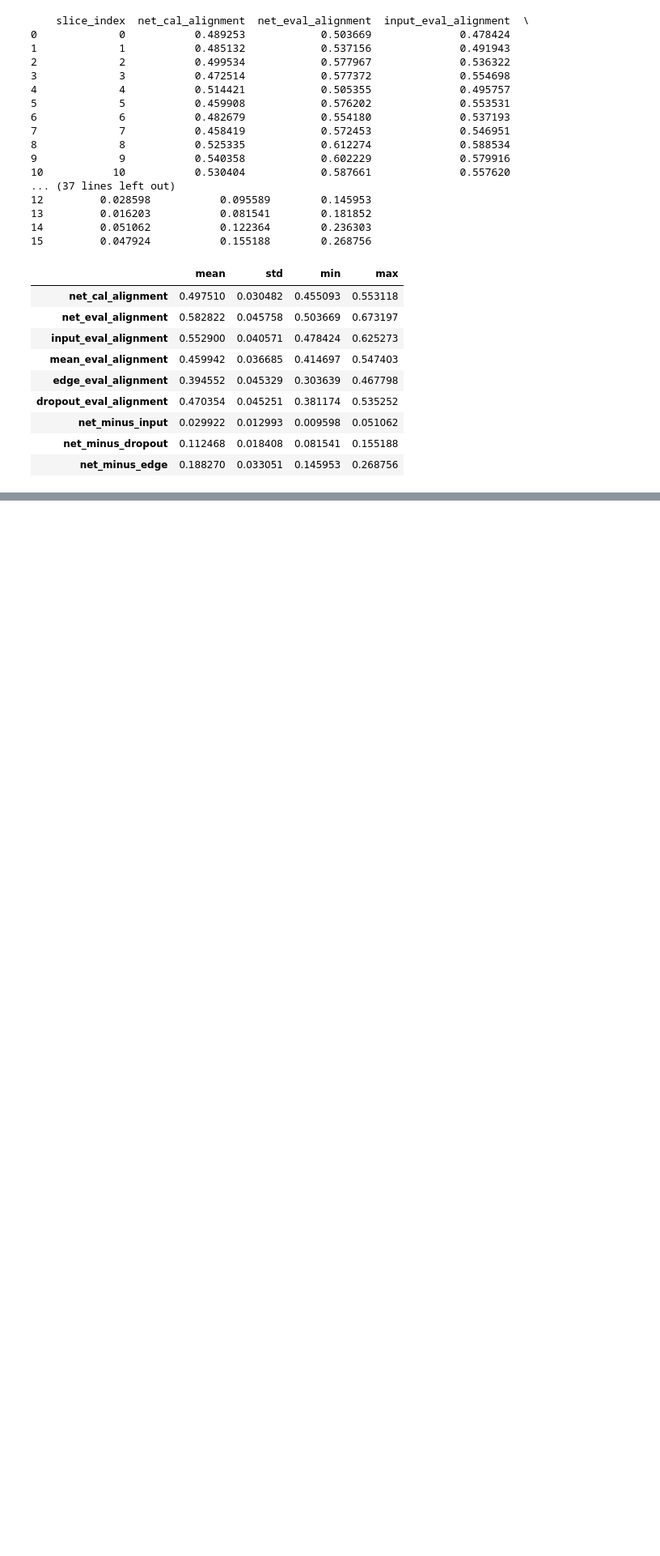
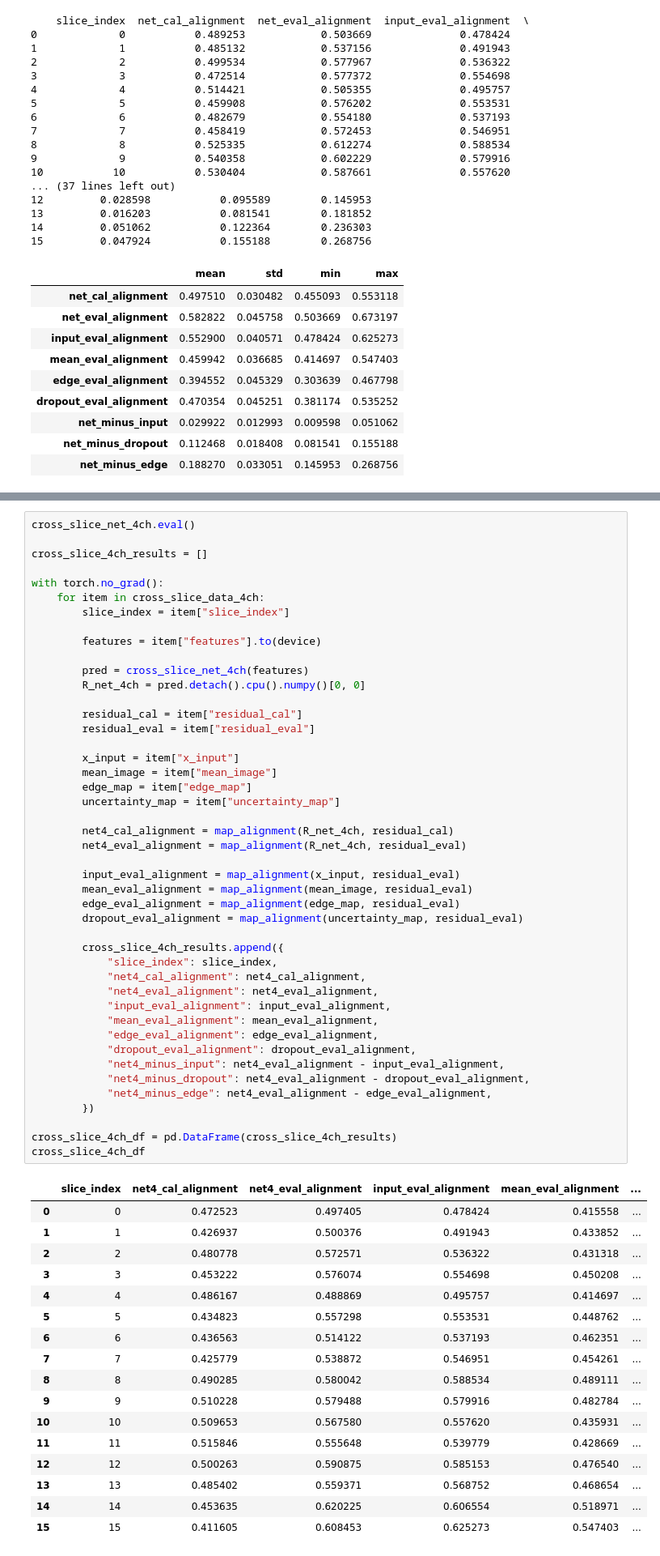
Before and after one commit to SILAS-RANSFORD-OSEI/reliability-aware-ssdu-mri, a Jupyter notebook: notebooks/03_multi_slice_reliability_check.ipynb, the cells around one changed output, grey strips where cells are left out. Shown at 81% size. Drawn from its saved outputs; the diff is of its cells as text; blank space fills up the shorter version.

Commit message:
Update notebook with 4-channel cross-slice ReliabilityCNN results

```diff
--- a/notebooks/03_multi_slice_reliability_check.ipynb
+++ b/notebooks/03_multi_slice_reliability_check.ipynb
@@ -2898,0 +3008,63 @@ cross_slice_summary
+# %%
+cross_slice_net_4ch.eval()
+
+cross_slice_4ch_results = []
+
+with torch.no_grad():
+    for item in cross_slice_data_4ch:
+        slice_index = item["slice_index"]
+
+        features = item["features"].to(device)
+
+        pred = cross_slice_net_4ch(features)
+        R_net_4ch = pred.detach().cpu().numpy()[0, 0]
+
+        residual_cal = item["residual_cal"]
+        residual_eval = item["residual_eval"]
+
+        x_input = item["x_input"]
+        mean_image = item["mean_image"]
+        edge_map = item["edge_map"]
+        uncertainty_map = item["uncertainty_map"]
+
+        net4_cal_alignment = map_alignment(R_net_4ch, residual_cal)
+        net4_eval_alignment = map_alignment(R_net_4ch, residual_eval)
+
+        input_eval_alignment = map_alignment(x_input, residual_eval)
+        mean_eval_alignment = map_alignment(mean_image, residual_eval)
+        edge_eval_alignment = map_alignment(edge_map, residual_eval)
+        dropout_eval_alignment = map_alignment(uncertainty_map, residual_eval)
+
+        cross_slice_4ch_results.append({
+            "slice_index": slice_index,
+            "net4_cal_alignment": net4_cal_alignment,
+            "net4_eval_alignment": net4_eval_alignment,
+            "input_eval_alignment": input_eval_alignment,
+            "mean_eval_alignment": mean_eval_alignment,
+            "edge_eval_alignment": edge_eval_alignment,
+            "dropout_eval_alignment": dropout_eval_alignment,
+            "net4_minus_input": net4_eval_alignment - input_eval_alignment,
+            "net4_minus_dropout": net4_eval_alignment - dropout_eval_alignment,
+            "net4_minus_edge": net4_eval_alignment - edge_eval_alignment,
+        })
+
+cross_slice_4ch_df = pd.DataFrame(cross_slice_4ch_results)
+cross_slice_4ch_df
+# %% [output]
+|  | slice_index | net4_cal_alignment | net4_eval_alignment | input_eval_alignment | mean_eval_alignment | ... |
+| 0 | 0 | 0.472523 | 0.497405 | 0.478424 | 0.415558 | ... |
+| 1 | 1 | 0.426937 | 0.500376 | 0.491943 | 0.433852 | ... |
+| 2 | 2 | 0.480778 | 0.572571 | 0.536322 | 0.431318 | ... |
+| 3 | 3 | 0.453222 | 0.576074 | 0.554698 | 0.450208 | ... |
+| 4 | 4 | 0.486167 | 0.488869 | 0.495757 | 0.414697 | ... |
+| 5 | 5 | 0.434823 | 0.557298 | 0.553531 | 0.448762 | ... |
+| 6 | 6 | 0.436563 | 0.514122 | 0.537193 | 0.462351 | ... |
+| 7 | 7 | 0.425779 | 0.538872 | 0.546951 | 0.454261 | ... |
+| 8 | 8 | 0.490285 | 0.580042 | 0.588534 | 0.489111 | ... |
+| 9 | 9 | 0.510228 | 0.579488 | 0.579916 | 0.482784 | ... |
+| 10 | 10 | 0.509653 | 0.567580 | 0.557620 | 0.435931 | ... |
+| 11 | 11 | 0.515846 | 0.555648 | 0.539779 | 0.428669 | ... |
+| 12 | 12 | 0.500263 | 0.590875 | 0.585153 | 0.476540 | ... |
+| 13 | 13 | 0.485402 | 0.559371 | 0.568752 | 0.468654 | ... |
+| 14 | 14 | 0.453635 | 0.620225 | 0.606554 | 0.518971 | ... |
+| 15 | 15 | 0.411605 | 0.608453 | 0.625273 | 0.547403 | ... |
```
Also changed, not shown: parts of 6 cells of this notebook.
